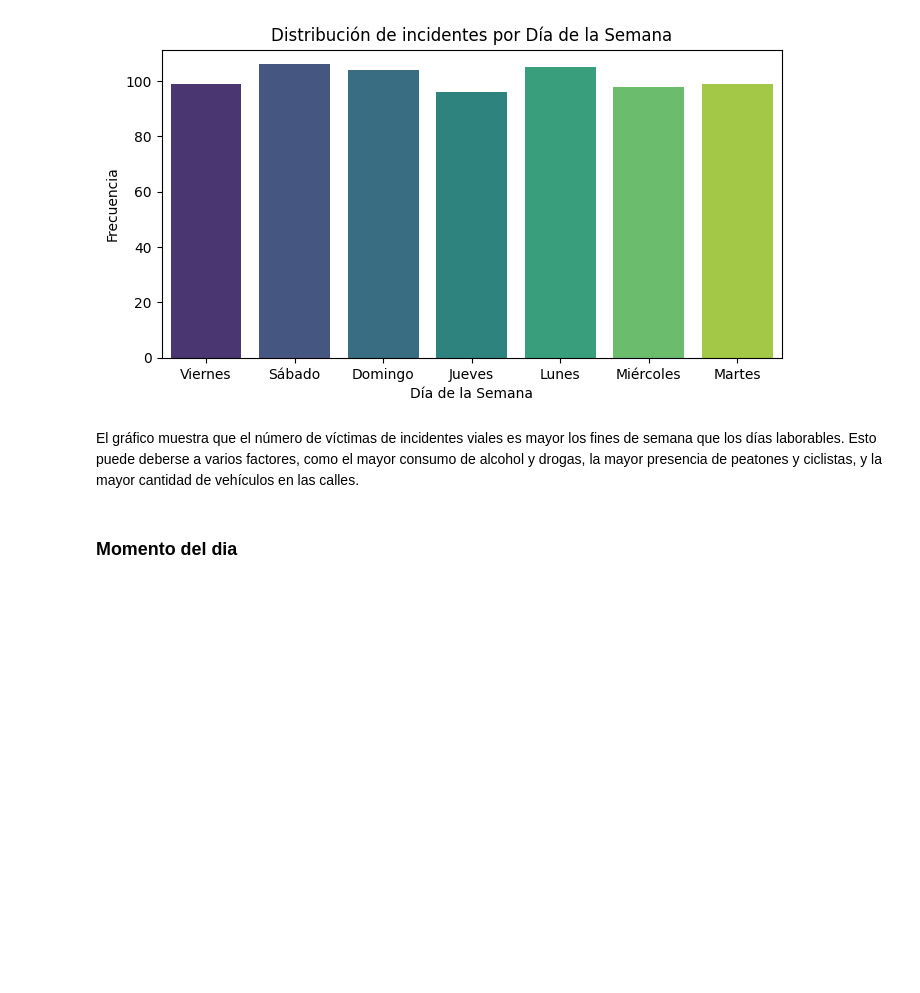
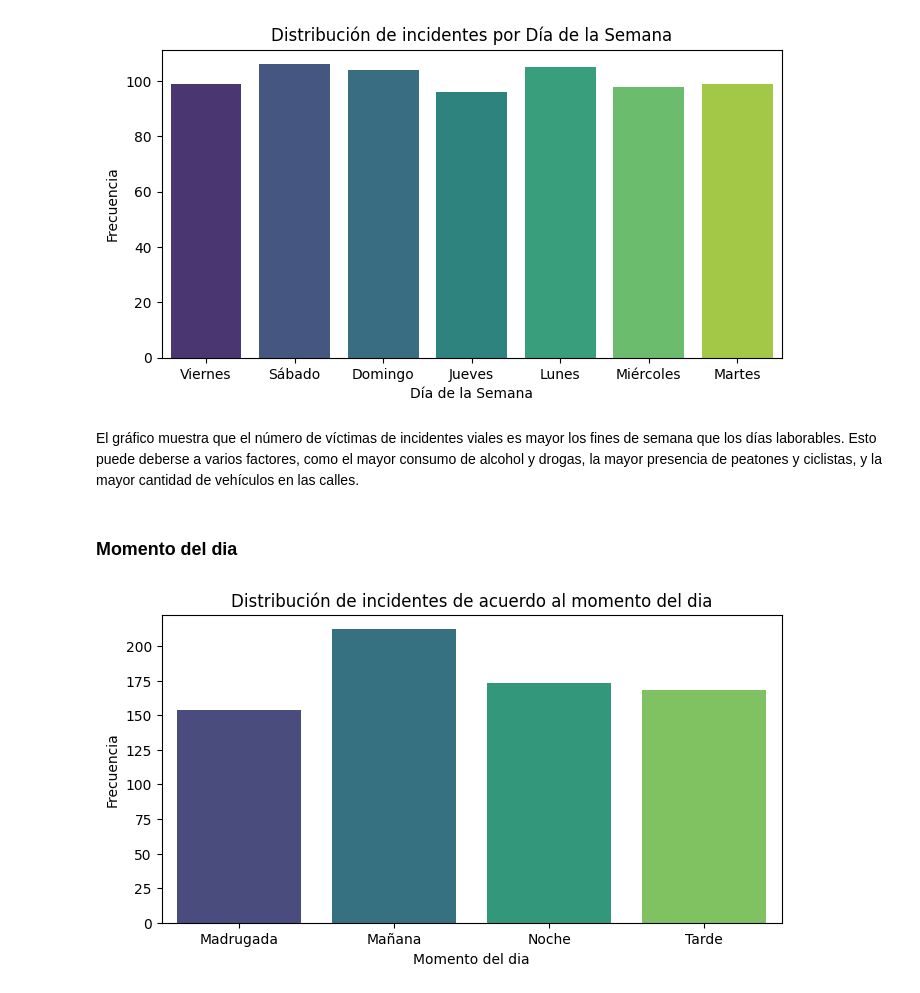
Before and after one commit to ASGuzman/PI2_Siniestros_Viales, a Jupyter notebook: EDA.ipynb, the cells around one changed output. Drawn from its saved outputs; the diff is of its cells as text; code cells hidden in the pictures; blank space fills up the shorter version.

```diff
--- a/EDA.ipynb
+++ b/EDA.ipynb
@@ -237,3 +237,12 @@ plt.show()
 El gráfico muestra que el número de víctimas de incidentes viales es mayor los fines de semana que los días laborables. Esto puede deberse a varios factores, como el mayor consumo de alcohol y drogas, la mayor presencia de peatones y ciclistas, y la mayor cantidad de vehículos en las calles.
 # %% [markdown]
 ### Momento del dia
+# %%
+plt.figure(figsize=(8, 4))
+sns.countplot(x="MomentoDia", data=df_siniestros, palette="viridis")
+plt.title("Distribución de incidentes de acuerdo al momento del dia")
+plt.xlabel("Momento del dia")
+plt.ylabel("Frecuencia")
+plt.show()
+# %% [output]
+[figure, added]
```
Also changed, not shown: parts of 7 cells of this notebook.
